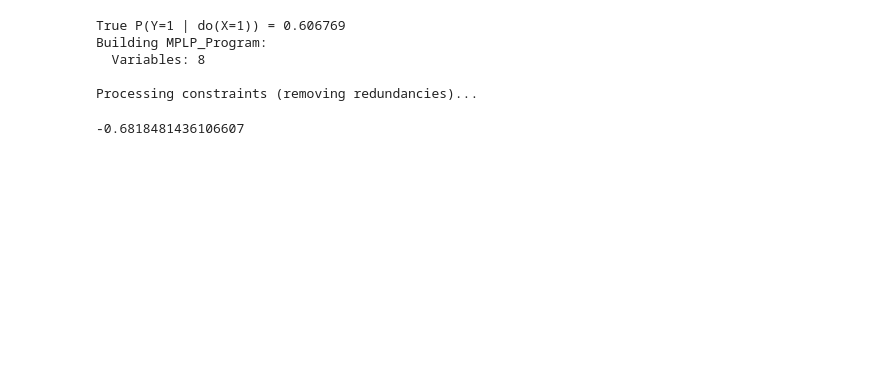
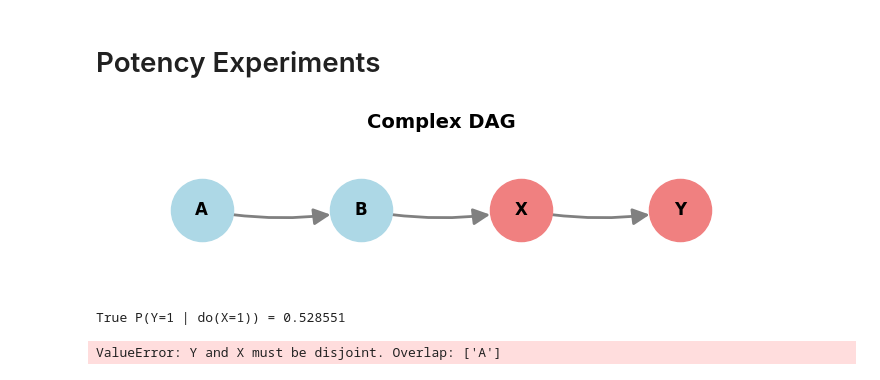
Before and after one commit to tmaringgele/Optimal-Experiments-for-Partial-Causal-Effect-Identification, a Jupyter notebook: symb_bounds_test.ipynb, the cells around one changed output. Drawn from its saved outputs; the diff is of its cells as text; code cells hidden in the pictures; blank space fills up the shorter version.

```diff
--- a/symb_bounds_test.ipynb
+++ b/symb_bounds_test.ipynb
@@ -102,32 +48,40 @@ Estimated bounds for P(R0=1 | do(R1=1)): [0.490918, 0.681848]
-# %%
-lp = ProgramFactory.write_LP(scm,
-                             Y={dag.get_node('R1')}, X={dag.get_node('R0')}, Y_values=(1,), X_values=(1,)
-                              ,V={R1}, Z={R0}, V_values=(0,), Z_values=(0,)
-                             )
-
-lp.is_minimization = True
-# lp.print_decision_variables()
-# lp.print_objective()
-
-lb = lp.solve(verbose=False).evaluate_objective(np.array([1]))
-
-# UB computation is still buggy -> try for known bounds
-lp.is_minimization = False
-ub = lp.solve(verbose=False).evaluate_objective(np.array([1]))
-# print(f"\nEstimated bounds for P(R0=1 | do(R1=1)): [{lb:.6f}, {ub:.6f}]")
-
-true_prob = generator.computeTrueIntervention(
-    Y={R1},
-    X={R0},
-    Y_values=(1,),
-    X_values=(1,)
-)
-print(f"True P(Y=1 | do(X=1)) = {true_prob:.6f}")
-lp.solve(verbose=True).evaluate_objective(np.array([true_prob]))
-# %% [output]
-True P(Y=1 | do(X=1)) = 0.606769
-Building MPLP_Program:
-  Variables: 8
-
-Processing constraints (removing redundancies)...
--0.6818481436106607
+# %% [markdown]
+# Potency Experiments
+# %%
+# 1. Generate a confounding DAG
+dag = DAG()
+X = dag.add_node('X', support={0, 1})
+Y = dag.add_node('Y', support={0, 1})
+dag.add_edge(X, Y)
+A = dag.add_node('A', support={0, 1}, partition='L')
+B = dag.add_node('B', support={0, 1}, partition='L')
+dag.add_edge(A, B)
+dag.add_edge(B, X)
+
+
+dag.generate_all_response_types()
+
+fig = dag.draw(figsize=(7, 2), title="Complex DAG", with_labels=True)
+plt.show()
+
+# 3. Generate Data
+generator = DataGenerator(dag, seed=2385)
+joint = generator.computeObservedJoint() #Dict[FrozenSet[Tuple[Node, int]], float]
+
+# generator.print_true_distribution()
+true_prob = generator.computeTrueIntervention(
+    Y={Y},
+    X={X},
+    Y_values=(1,),
+    X_values=(1,)
+)
+print(f"True P(Y=1 | do(X=1)) = {true_prob:.6f}")
+# 4. Create SCM
+scm = SCM(dag, generator)
+lp = ProgramFactory.write_LP(scm, Y={Y}, X={X}, Y_values=(1,), X_values=(1,))
+
+lp.potency_true(intervention_node=A, observed_nodes={A, B, X, Y}, generator=generator, verbose=True, solver='ipopt')
+# %% [output]
+[figure, added]
+True P(Y=1 | do(X=1)) = 0.528551
+ValueError: Y and X must be disjoint. Overlap: ['A']
```
Also changed, not shown: parts of 10 cells of this notebook, 13 other files.
